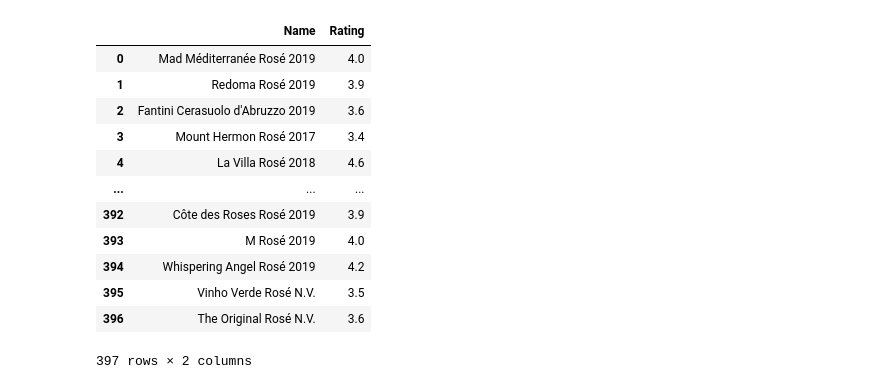
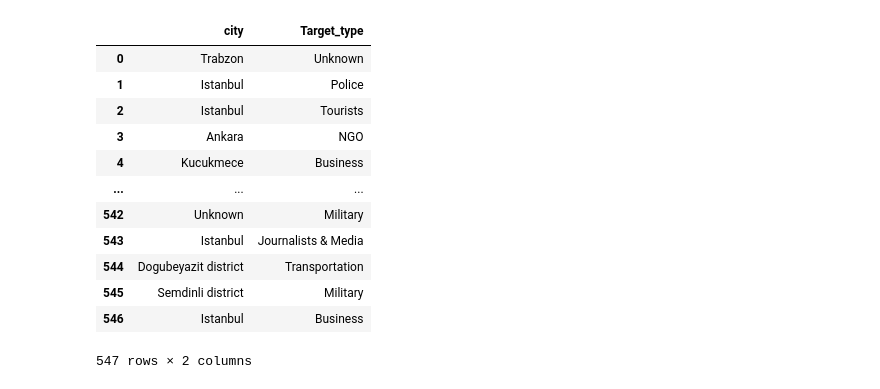
Before and after one commit to TranNhatTan0312/DoAn_MXH, a Jupyter notebook: DoAn_MXH.ipynb, the cells around one changed output. Cells and saved outputs as stored; diff of their text form; code cells hidden in the pictures.

```diff
--- a/DoAn_MXH.ipynb
+++ b/DoAn_MXH.ipynb
@@ -20,23 +20,23 @@ from sklearn import preprocessing
 from sklearn.cluster import KMeans
 # %%
 from pandas.core.frame import DataFrame
-df = pd.read_csv('Wine/Rose.csv', usecols=['Name', 'Rating'])
-#df = pd.read_csv('Country_quality/uaScoresDataFrame.csv', usecols=['UA_Country', 'Cost of Living'])
+#df = pd.read_csv('Wine/Rose - Copy.csv', usecols=['Country', 'Rating'])
+df = pd.read_csv('khungbo/terrorism-in-turkey.csv', usecols=['city', 'Target_type'])
 df
 # %% [output]
-|  | Name | Rating |
-| 0 | Mad Méditerranée Rosé 2019 | 4.0 |
-| 1 | Redoma Rosé 2019 | 3.9 |
-| 2 | Fantini Cerasuolo d'Abruzzo 2019 | 3.6 |
-| 3 | Mount Hermon Rosé 2017 | 3.4 |
-| 4 | La Villa Rosé 2018 | 4.6 |
+|  | city | Target_type |
+| 0 | Trabzon | Unknown |
+| 1 | Istanbul | Police |
+| 2 | Istanbul | Tourists |
+| 3 | Ankara | NGO |
+| 4 | Kucukmece | Business |
 | ... | ... | ... |
-| 392 | Côte des Roses Rosé 2019 | 3.9 |
-| 393 | M Rosé 2019 | 4.0 |
-| 394 | Whispering Angel Rosé 2019 | 4.2 |
-| 395 | Vinho Verde Rosé N.V. | 3.5 |
-| 396 | The Original Rosé N.V. | 3.6 |
+| 542 | Unknown | Military |
+| 543 | Istanbul | Journalists & Media |
+| 544 | Dogubeyazit district | Transportation |
+| 545 | Semdinli district | Military |
+| 546 | Istanbul | Business |
-397 rows × 2 columns
+547 rows × 2 columns
 # %%
 #Tìm missing values
 features_na = [features for features in df.columns if df[features].isnull().sum() > 0]
```
Also changed, not shown: parts of 18 cells of this notebook, 32 other files.
